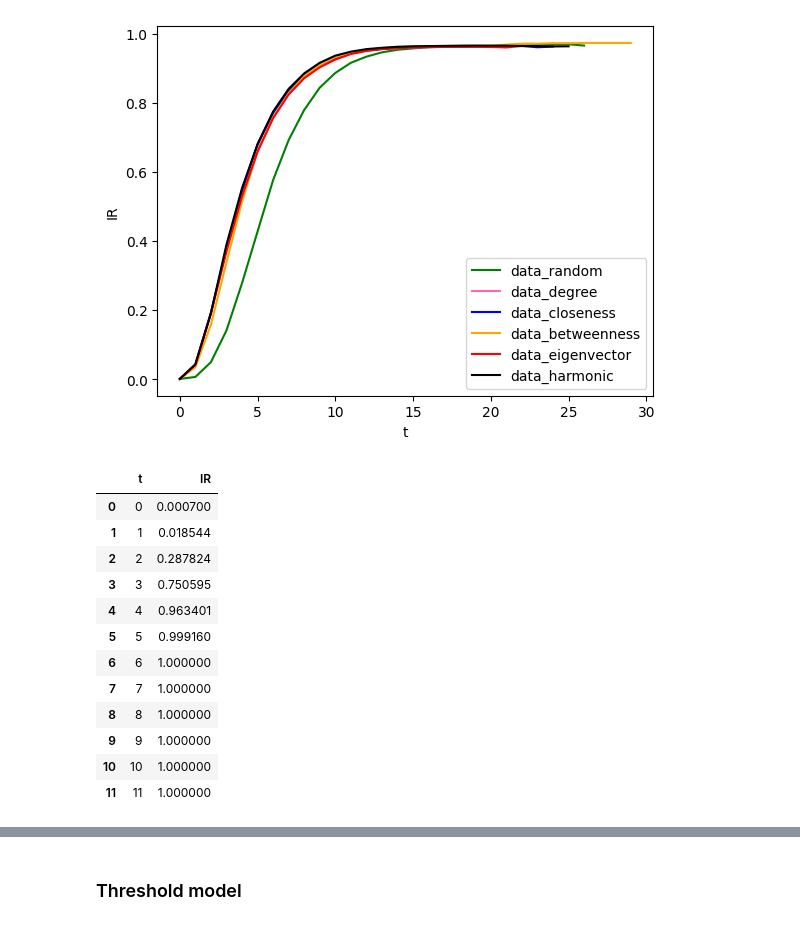
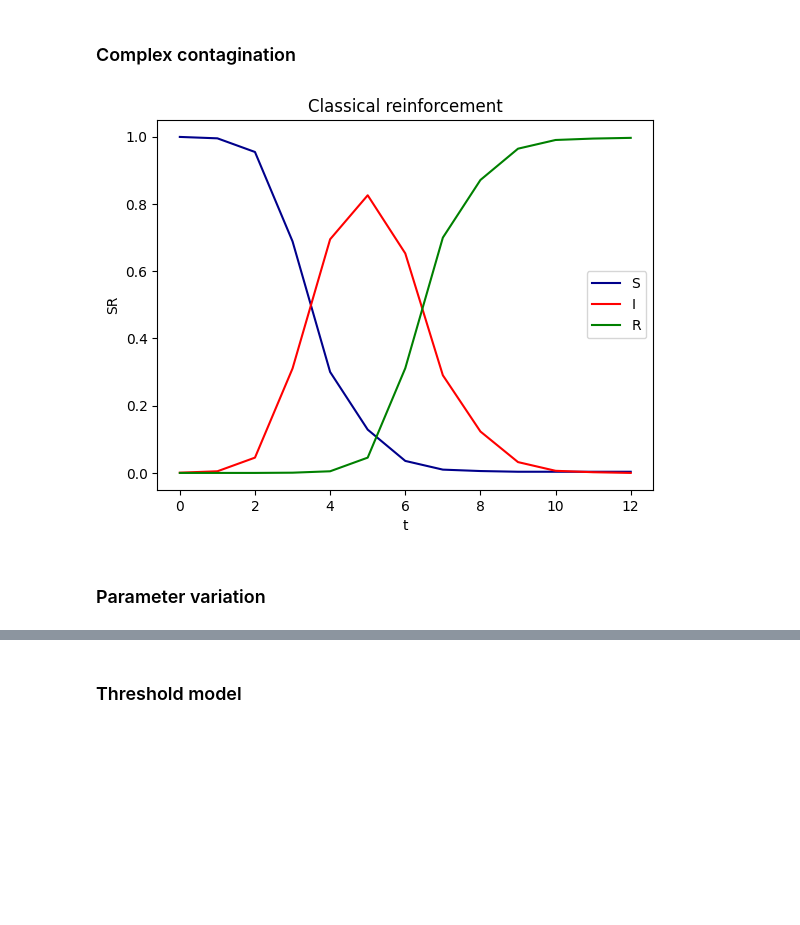
Before and after one commit to IdaUgilt/NA_project_facebook_friendships, a Jupyter notebook: indetify_key_employees.ipynb, the cells around one changed output, grey strips where cells are left out. Cells and saved outputs as stored; diff of their text form; code cells hidden in the pictures; blank space fills up the shorter version.

```diff
--- a/indetify_key_employees.ipynb
+++ b/indetify_key_employees.ipynb
@@ -20,7 +20,7 @@ warnings.filterwarnings('ignore')
 G = nx.read_edgelist('M1/edges.csv', delimiter = ',')
 # %%
 # Define metrics
-metrics = ['random', 'degree', 'closeness', 'betweenness', 'eigenvector', 'harmonic']
+metrics = ['random', 'degree'] #['random', 'degree', 'closeness', 'betweenness', 'eigenvector', 'harmonic']
 
 # Get starting nodes
-starting_nodes = {f'{metric}': get_starting_nodes(G, metric, 10) for metric in metrics}
+starting_nodes = {f'{metric}': get_starting_nodes(G, metric, 1) for metric in metrics}
@@ -34,25 +27,41 @@ trigger = 'threshold'
-# %%
-custom_palette = ['green', 'hotpink','blue','orange','red', 'black']  # Add more colors if needed
-
-fig, ax = plt.subplots()
-
-data = get_spreading_data(G, beta, gamma, starting_nodes, trigger, metrics, 1)
-visualise_spreading(data, custom_palette, ax)
-# %% [output]
-[figure, removed]
-# %%
-data['data_random']
-# %% [output]
-|  | t | IR |
-| 0 | 0 | 0.000700 |
-| 1 | 1 | 0.018544 |
-| 2 | 2 | 0.287824 |
-| 3 | 3 | 0.750595 |
-| 4 | 4 | 0.963401 |
-| 5 | 5 | 0.999160 |
-| 6 | 6 | 1.000000 |
-| 7 | 7 | 1.000000 |
-| 8 | 8 | 1.000000 |
-| 9 | 9 | 1.000000 |
-| 10 | 10 | 1.000000 |
-| 11 | 11 | 1.000000 |
+# %%
+# Classical reinforcement
+beta = 0.3
+gamma = 3
+trigger = 'classical'
+
+data_classical = get_spreading_data(G, beta, gamma, starting_nodes, trigger, metrics)
+
+# Threshold model
+beta = 0.8 # Probability of being infected when we reach kappa threshold
+gamma = 3 # Round of being infectious before being moved to recovered
+kappa = 3 # Number of neighbors that make you in risk of being infected
+trigger = 'threshold'
+
+data_threshold = get_spreading_data(G, beta, gamma, starting_nodes, trigger, metrics, kappa)
+
+# Cascade model
+beta = 0.05 # Fraction of neighbors
+gamma = 3 # Rounds of
+trigger = 'cascade'
+
+data_cascade = get_spreading_data(G, beta, gamma, starting_nodes, trigger, metrics)
+# %% [markdown]
+### Complex contagination
+# %%
+# Define plot
+fig, ax = plt.subplots()
+
+# Define color palette
+custom_palette = ['darkblue', 'red', 'green']  # Add more colors if needed
+
+# Classical
+sns.lineplot(data=data_classical['random'], x='t', y='SR', label='S', color=custom_palette[0], ax=ax)
+sns.lineplot(data=data_classical['random'], x='t', y='IR', label='I', color=custom_palette[1], ax=ax)
+sns.lineplot(data=data_classical['random'], x='t', y='RR', label='R', color=custom_palette[2], ax=ax)
+
+ax.set_title('Classical reinforcement');
+# %% [output]
+[figure, added]
+# %% [markdown]
+### Parameter variation
```
Also changed, not shown: parts of 15 cells of this notebook.
